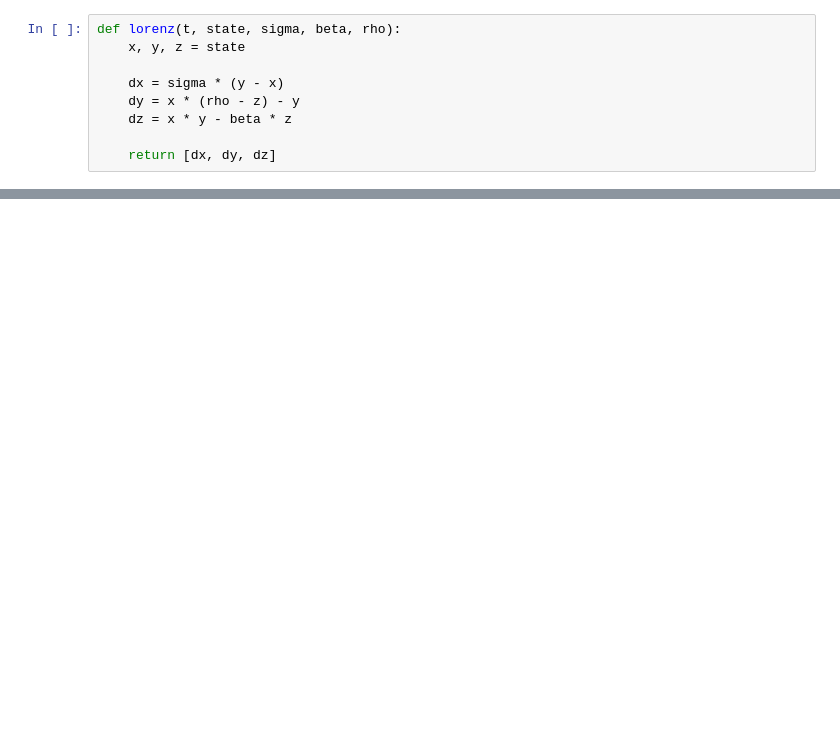
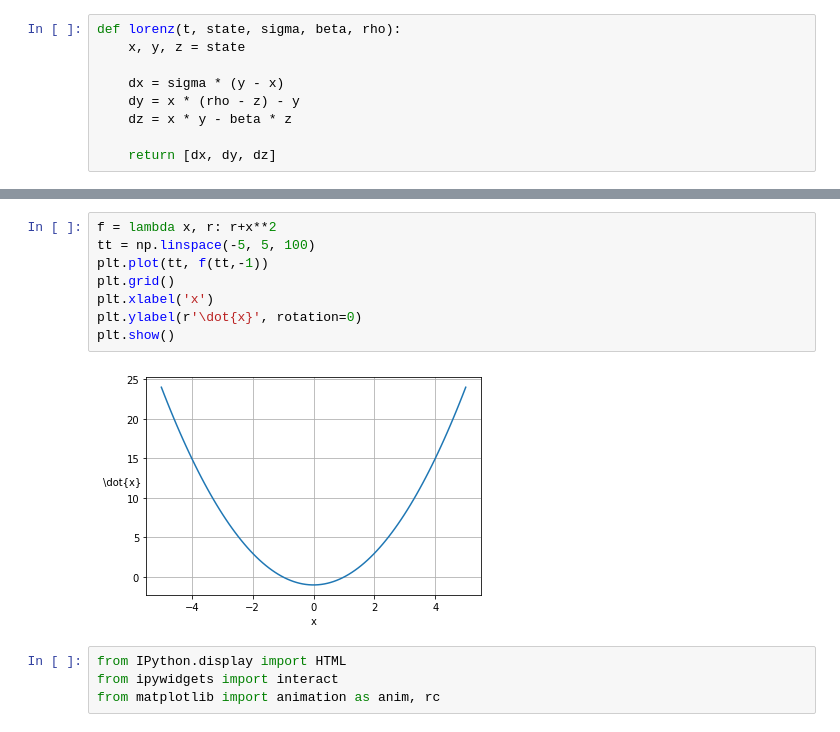
Before and after one commit to barrackHa/differential_equations, a Jupyter notebook: ode_2d.ipynb, the cells around one changed output, grey strips where cells are left out. Drawn from its saved outputs; the diff is of its cells as text; blank space fills up the shorter version.

```diff
--- a/ode_2d.ipynb
+++ b/ode_2d.ipynb
@@ -91,0 +93,14 @@ Text(0.5, 0.92, 'solve_ivp')
+# %%
+f = lambda x, r: r+x**2
+tt = np.linspace(-5, 5, 100)
+plt.plot(tt, f(tt,-1))
+plt.grid()
+plt.xlabel('x')
+plt.ylabel(r'\dot{x}', rotation=0)
+plt.show()
+# %% [output]
+[figure, added]
+# %%
+from IPython.display import HTML
+from ipywidgets import interact
+from matplotlib import animation as anim, rc
```
Also changed, not shown: parts of 5 cells of this notebook, 1 other file.
